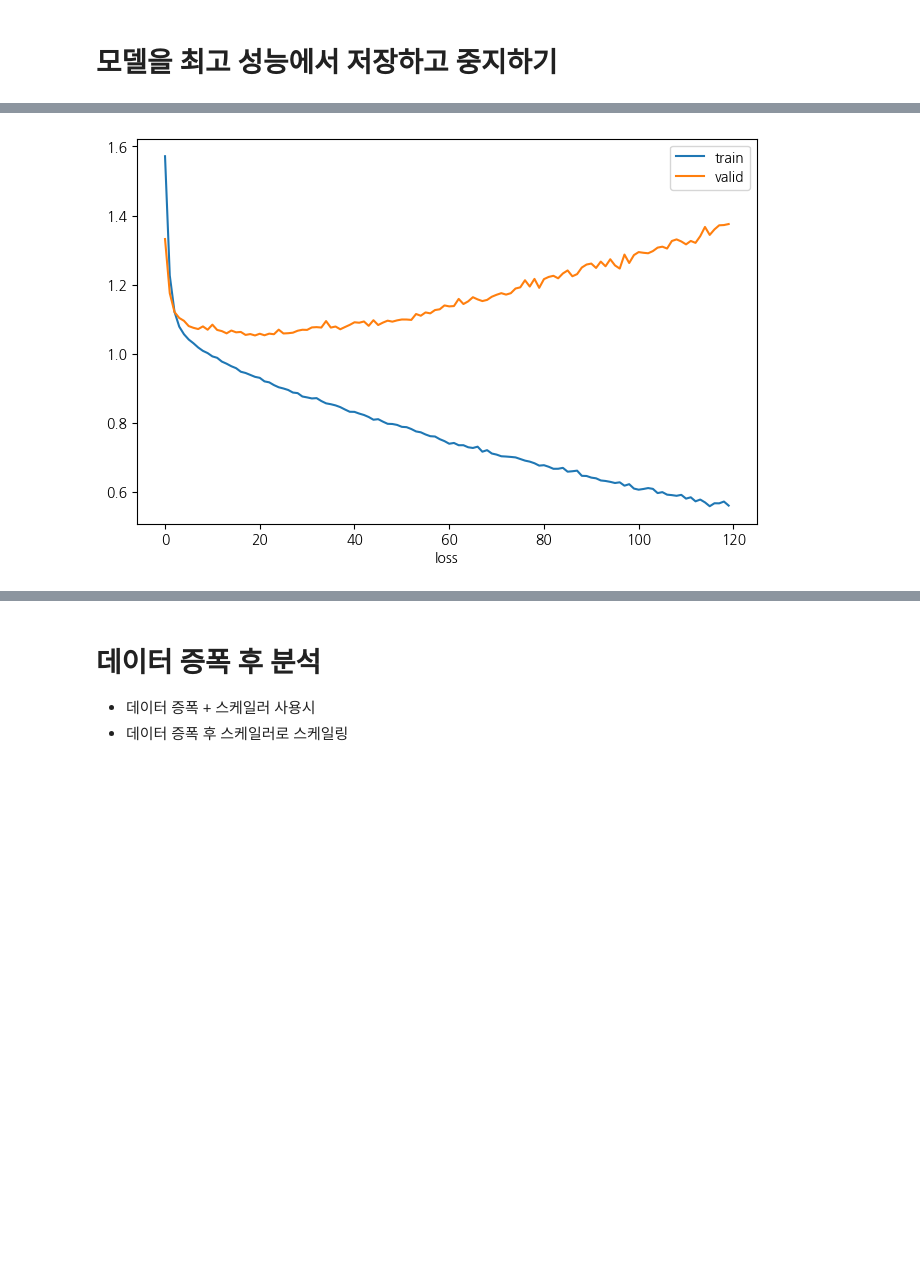
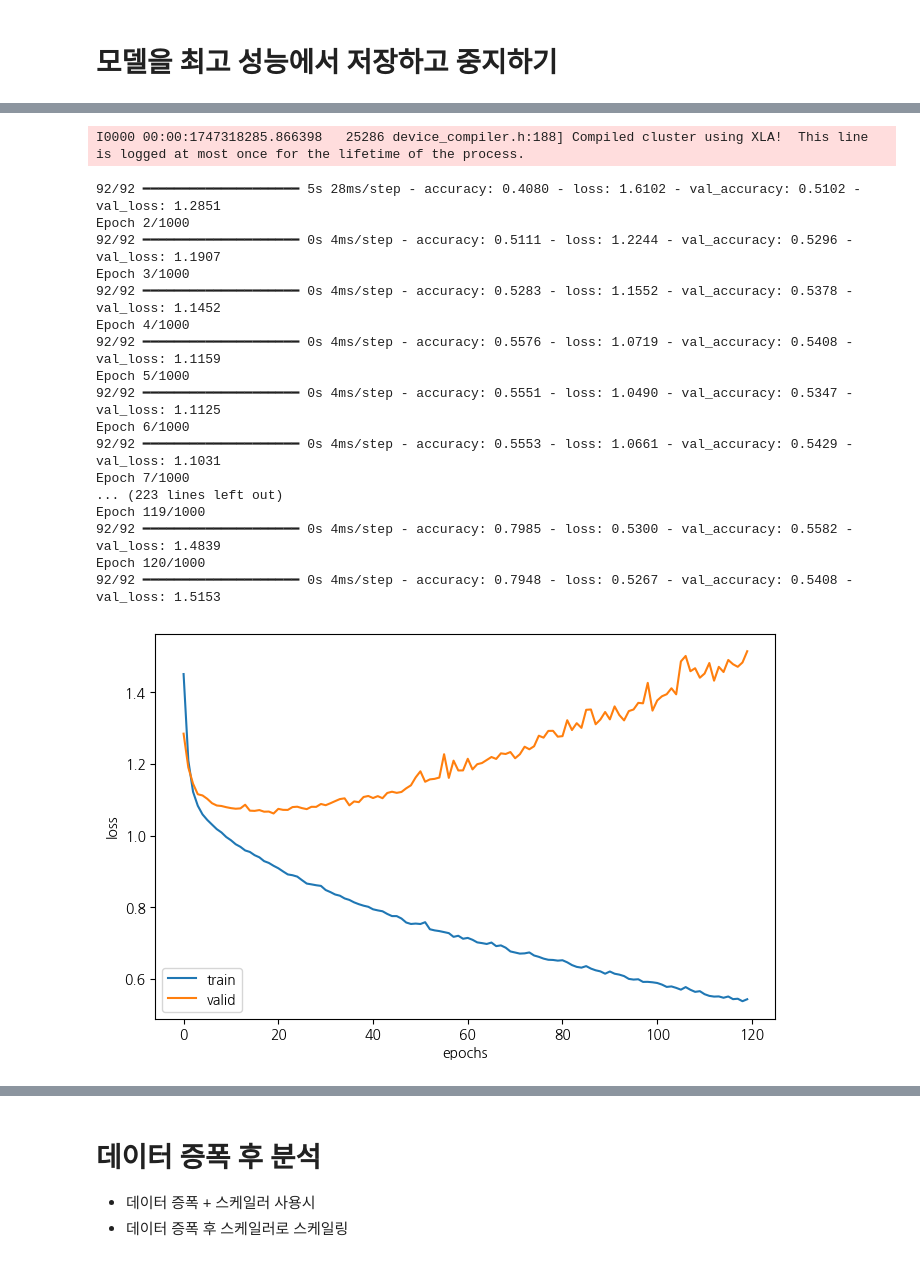
Before and after one commit to eunso03/fintech, a Jupyter notebook: 06deep_learning/04다중클래스분류_callback사용해_과적합_막고_최고성능모델_저장하기.ipynb, the cells around one changed output, grey strips where cells are left out. Drawn from its saved outputs; the diff is of its cells as text; code cells hidden in the pictures; blank space fills up the shorter version.

```diff
--- a/06deep_learning/04다중클래스분류_callback사용해_과적합_막고_최고성능모델_저장하기.ipynb
+++ b/06deep_learning/04다중클래스분류_callback사용해_과적합_막고_최고성능모델_저장하기.ipynb
@@ -146,9 +201,10 @@ from keras.callbacks import EarlyStopping, ModelCheckpoint
 # %%
+n_class = y_train.shape[1]
 model = Sequential()
 model.add(Input(shape=(rs_X_train.shape[1],)))
 model.add(Dense(64, activation='relu'))
 model.add(Dense(32, activation='relu'))
 model.add(Dense(16, activation='relu'))
-model.add(Dense(7, activation='softmax'))
+model.add(Dense(n_class, activation='softmax'))
 model.summary()
 # %% [output]
@@ -173,7 +229,7 @@ import os
 model.compile(loss="categorical_crossentropy", optimizer='adam', metrics=['accuracy'])
 early_stop = EarlyStopping(patience=100)
 os.makedirs("./model", exist_ok=True) # 디렉토리 자동 생성
-filepath = "./model/whitewine_loss_{val_loss:.4f}_epoch_{epoch:04d}.keras"
+filepath = "./model/witewine_loss_{val_loss:.4f}_epoch_{epoch:04d}__.keras"
 model_save = ModelCheckpoint(filepath=filepath, save_best_only=True)
 history = model.fit(rs_X_train, y_train,
                    epochs=1000,
@@ -184,7 +240,7 @@ plt.figure(figsize=(8,5))
 plt.plot(history.history['loss'])
 plt.plot(history.history['val_loss'])
 plt.xlabel("epochs")
-plt.xlabel("loss")
+plt.ylabel("loss")
 plt.legend(['train', 'valid'])
 plt.show()
 # %% [output]
@@ -208 +254,19 @@ Epoch 120/1000
+I0000 00:00:1747318285.866398   25286 device_compiler.h:188] Compiled cluster using XLA!  This line is logged at most once for the lifetime of the process.
+92/92 ━━━━━━━━━━━━━━━━━━━━ 5s 28ms/step - accuracy: 0.4080 - loss: 1.6102 - val_accuracy: 0.5102 - val_loss: 1.2851
+Epoch 2/1000
+92/92 ━━━━━━━━━━━━━━━━━━━━ 0s 4ms/step - accuracy: 0.5111 - loss: 1.2244 - val_accuracy: 0.5296 - val_loss: 1.1907
+Epoch 3/1000
+92/92 ━━━━━━━━━━━━━━━━━━━━ 0s 4ms/step - accuracy: 0.5283 - loss: 1.1552 - val_accuracy: 0.5378 - val_loss: 1.1452
+Epoch 4/1000
+92/92 ━━━━━━━━━━━━━━━━━━━━ 0s 4ms/step - accuracy: 0.5576 - loss: 1.0719 - val_accuracy: 0.5408 - val_loss: 1.1159
+Epoch 5/1000
+92/92 ━━━━━━━━━━━━━━━━━━━━ 0s 4ms/step - accuracy: 0.5551 - loss: 1.0490 - val_accuracy: 0.5347 - val_loss: 1.1125
+Epoch 6/1000
+92/92 ━━━━━━━━━━━━━━━━━━━━ 0s 4ms/step - accuracy: 0.5553 - loss: 1.0661 - val_accuracy: 0.5429 - val_loss: 1.1031
+Epoch 7/1000
+... (223 lines left out)
+Epoch 119/1000
+92/92 ━━━━━━━━━━━━━━━━━━━━ 0s 4ms/step - accuracy: 0.7985 - loss: 0.5300 - val_accuracy: 0.5582 - val_loss: 1.4839
+Epoch 120/1000
+92/92 ━━━━━━━━━━━━━━━━━━━━ 0s 4ms/step - accuracy: 0.7948 - loss: 0.5267 - val_accuracy: 0.5408 - val_loss: 1.5153
-[figure, old version]
+[figure, new version]
```
Also changed, not shown: parts of 17 cells of this notebook, 4 other files.
